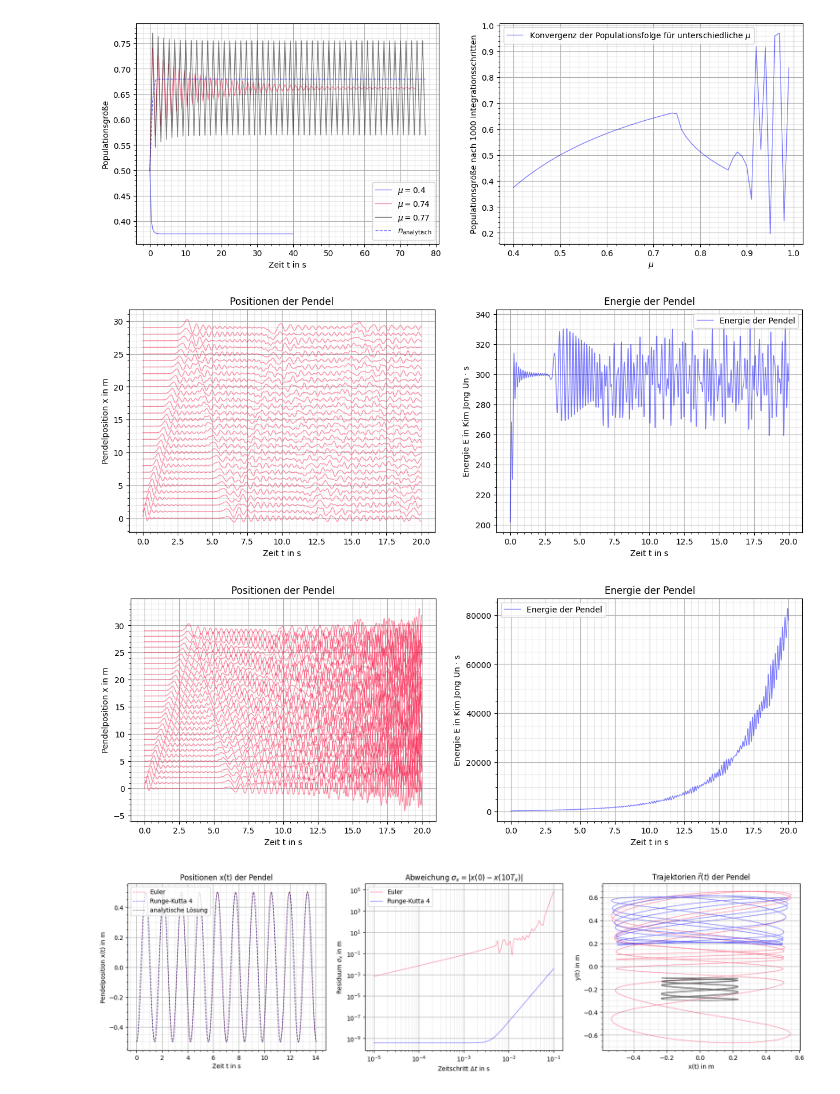
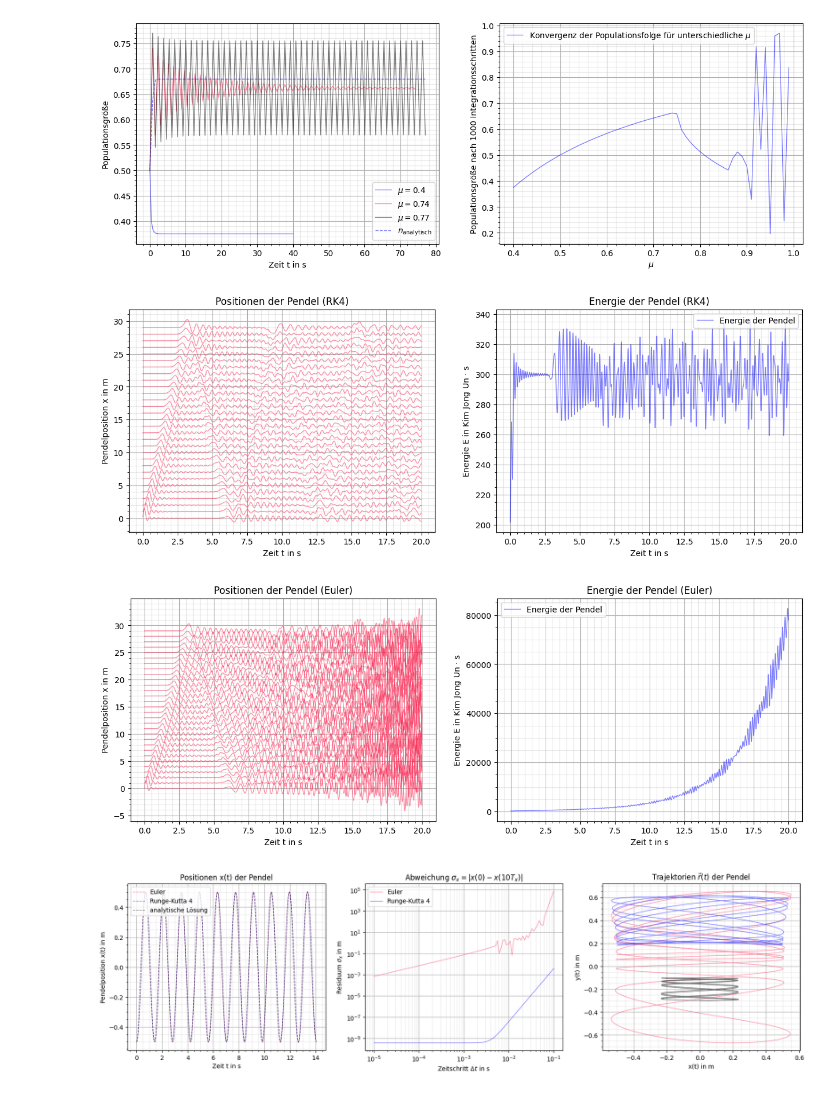
Before and after one commit to CVC97/CWR-2023-FFA, a Jupyter notebook: data/data_visualization.ipynb, the cells around one changed output. Saved outputs shown, nothing was run; the diff lists cells and outputs as text; code cells hidden in the pictures.

Commit message:
Slight Plot fixed.

```diff
--- a/data/data_visualization.ipynb
+++ b/data/data_visualization.ipynb
@@ -367,36 +367,36 @@ plt.show()
 # Aufgabe 12 - 30 Gekoppelte Pendel mit GSL (Runge-Kutta)
 A16_Gekoppelte_Pendel_Positionen_data = np.loadtxt("A12_position.csv", delimiter = ",", skiprows = 1)
 A16_Gekoppelte_Pendel_Energie_data = np.loadtxt("A12_energy.csv", delimiter = ",", skiprows = 1)
 
 fig, ax = plt.subplots(1, 2, figsize=(15,5))
 
 ax[0].set_xlabel(r'Zeit t in s')
 ax[0].set_ylabel(r'Pendelposition x in m')
 ax[0].grid()
 ax[0].grid(which='minor', color = '#999999', alpha = 0.2, linestyle = '-')
 ax[0].minorticks_on()
 
 for i in range(1, 31):
     ax[0].plot(A16_Gekoppelte_Pendel_Positionen_data[:,0], A16_Gekoppelte_Pendel_Positionen_data[:,i], color = 'xkcd:red pink', alpha = 0.5, linewidth = 1)#, label = f'Pendel {i}')
 
-ax[0].set_title(r"Positionen der Pendel")
+ax[0].set_title(r"Positionen der Pendel (RK4)")
 
 ax[1].set_xlabel(r'Zeit t in s')
 ax[1].set_ylabel(r'Energie E in Kim Jong Un $\cdot$ s')
 ax[1].grid()
 ax[1].grid(which='minor', color = '#999999', alpha = 0.2, linestyle = '-')
 ax[1].minorticks_on()
 
 ax[1].plot(A16_Gekoppelte_Pendel_Energie_data[:,0], A16_Gekoppelte_Pendel_Energie_data[:,1], color = 'blue', alpha = 0.5, linewidth = 1, label = r'Energie der Pendel')
 
-ax[1].set_title(r"Energie der Pendel")
+ax[1].set_title(r"Energie der Pendel (RK4)")
 ax[1].legend()
 ax[1].legend(loc="upper right")
 
 plt.savefig('./visualizations/A12_Gekoppelte_Pendel.pdf', facecolor = 'white', bbox_inches='tight')
 plt.show()
 # %% [output]
-[figure, old version]
+[figure, new version]
 # %%
 # Aufgabe 13 - Eulerintegration der Pendel
 A17_Euler_Integration_gekoppelte_Pendel_data = np.loadtxt("A13_Euler_Integration.csv", delimiter = ",", skiprows = 1)
@@ -413,7 +413,7 @@ ax[0].minorticks_on()
 for i in range(1, 31):
     ax[0].plot(A17_Euler_Integration_gekoppelte_Pendel_data[:,0], A17_Euler_Integration_gekoppelte_Pendel_data[:,i], color = 'xkcd:red pink', alpha = 0.5, linewidth = 1)#, label = f'Pendel {i}')
 
-ax[0].set_title(r"Positionen der Pendel")
+ax[0].set_title(r"Positionen der Pendel (Euler)")
 
 ax[1].set_xlabel(r'Zeit t in s')
 ax[1].set_ylabel(r'Energie E in Kim Jong Un $\cdot$ s')
@@ -423,14 +423,14 @@ ax[1].minorticks_on()
 
 ax[1].plot(A17_Euler_Integration_gekoppelte_Pendel_Energie_data[:,0], A17_Euler_Integration_gekoppelte_Pendel_Energie_data[:,1], color = 'blue', alpha = 0.5, linewidth = 1, label = r'Energie der Pendel')
 
-ax[1].set_title(r"Energie der Pendel")
+ax[1].set_title(r"Energie der Pendel (Euler)")
 ax[1].legend()
 ax[1].legend(loc="upper left")
 
 plt.savefig('./visualizations/A13_Euler_Integration_gekoppelte_Pendel.pdf', facecolor = 'white', bbox_inches='tight')
 plt.show()
 # %% [output]
-[figure, old version]
+[figure, new version]
 # %%
 # Schwingungssensor - analytische Lösung
 def schwingungstensor_analyt(t):
```
Also changed, not shown: parts of 1 cell of this notebook.
